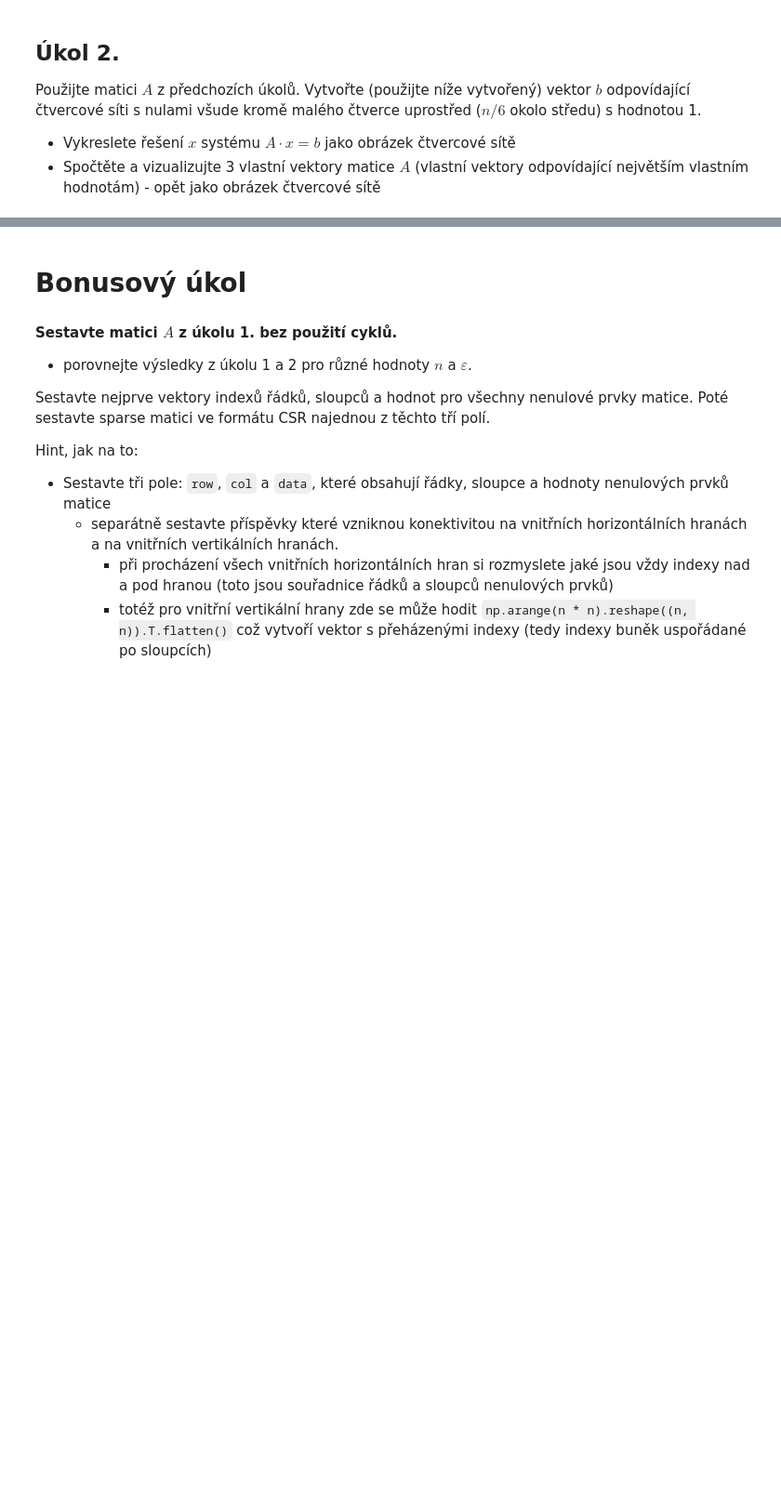
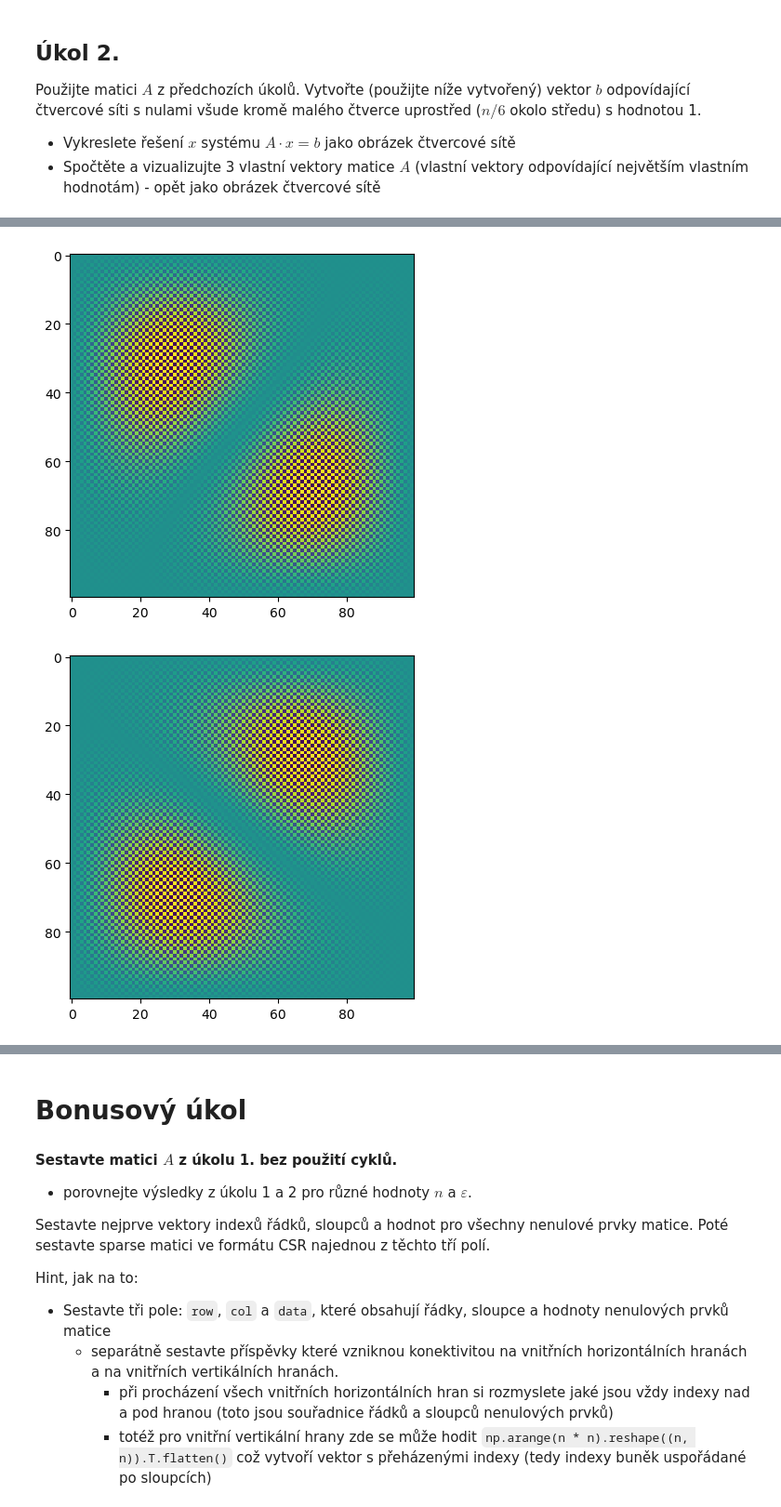
Before and after one commit to Beremi/vvp, a Jupyter notebook: Week_08/DU5.ipynb, the cells around one changed output, grey strips where cells are left out. Shown at 93% size. Drawn from its saved outputs; the diff is of its cells as text; code cells hidden in the pictures; blank space fills up the shorter version.

```diff
--- a/Week_08/DU5.ipynb
+++ b/Week_08/DU5.ipynb
@@ -79,0 +108,12 @@ import scipy as sp
+# %%
+# TODO - spočtěte a vykreslete vlastní vektory matice A
+n = 100
+A = A_with_loop(n, 0.1)
+D, U = sp.sparse.linalg.eigsh(A, k=3)
+
+for eigvec in U.T:
+    plt.imshow(eigvec.reshape((n, n)))
+    plt.show()
+# %% [output]
+[figure, added]
+[figure, added]
```
Also changed, not shown: parts of 11 cells of this notebook, 1 other file.
